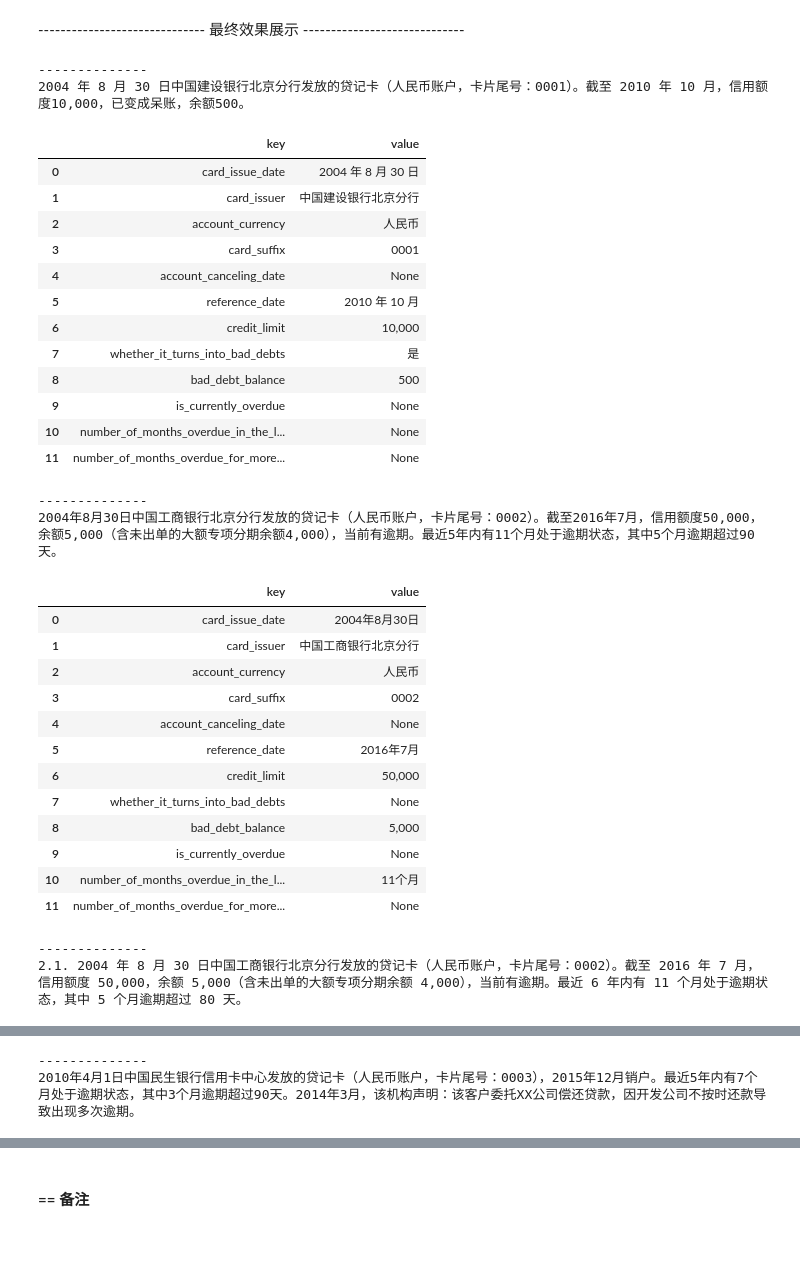
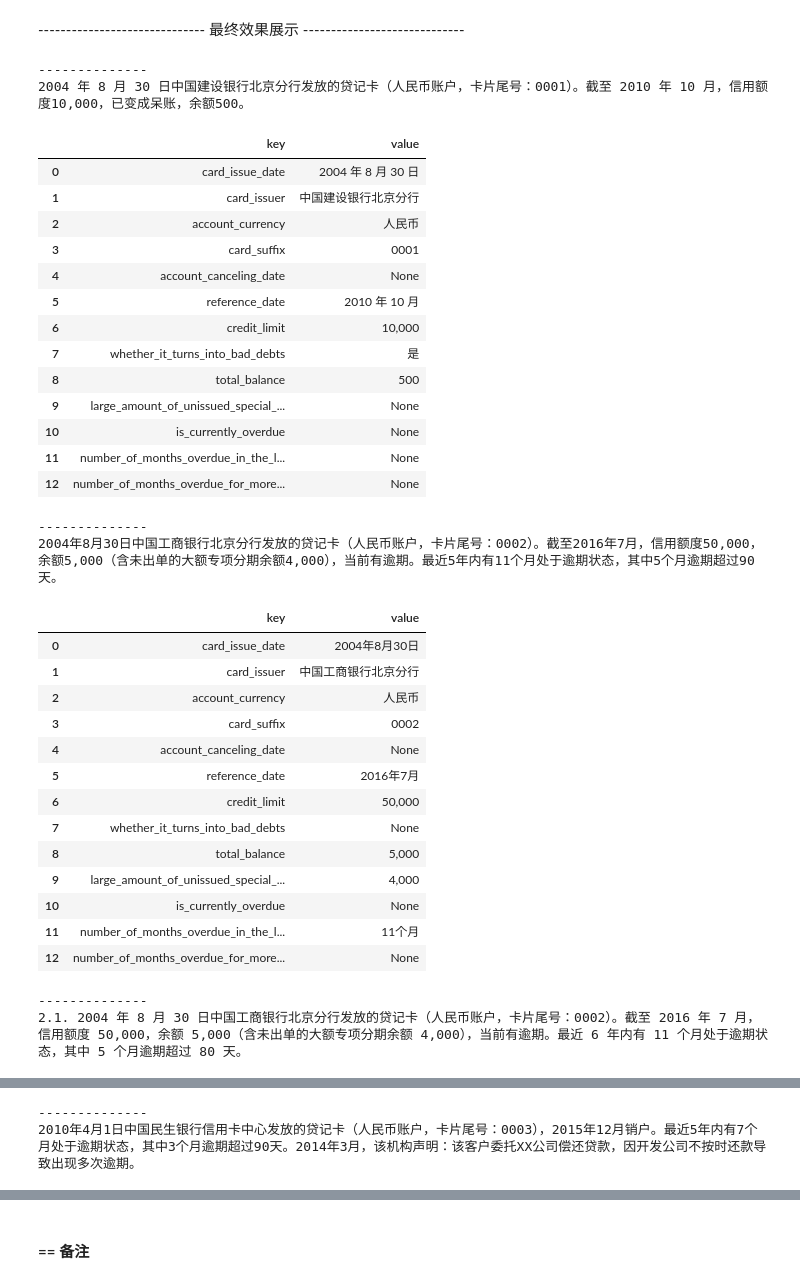
Before and after one commit to Arnoldzyf/knowledge_extraction_from_credit_reports, a Jupyter notebook: 4_简版方案.ipynb, the cells around one changed output, grey strips where cells are left out. Cells and saved outputs as stored; diff of their text form; code cells hidden in the pictures; blank space fills up the shorter version.

```diff
--- a/4_简版方案.ipynb
+++ b/4_简版方案.ipynb
@@ -877,7 +879,7 @@ result_2
 # %%
 case_2_1 = "2.1. 2004 年 8 月 30 日中国工商银行北京分行发放的贷记卡（人民币账户，卡片尾号：0002）。截至 2016 年 7 月，信用额度 50,000，余额 5,000（含未出单的大额专项分期余额 4,000），当前有逾期。最近 6 年内有 11 个月处于逾期状态，其中 5 个月逾期超过 80 天。"
 print(case_2_1)
-result_2_1 = extract_info_from_taskflow(task=djkyq_ie, case=case_2_1, schema=djkyq_schema)
+result_2_1 = extract_info_from_taskflow(case=case_2_1, schema=xyk_yq_schema)
 result_2_1
 # %% [output]
 2.1. 2004 年 8 月 30 日中国工商银行北京分行发放的贷记卡（人民币账户，卡片尾号：0002）。截至 2016 年 7 月，信用额度 50,000，余额 5,000（含未出单的大额专项分期余额 4,000），当前有逾期。最近 6 年内有 11 个月处于逾期状态，其中 5 个月逾期超过 80 天。
@@ -898,6 +901,6 @@ result_2_1
 # %%
 print(case_3)
-result_3 = extract_info_from_taskflow(task=djkyq_ie, case=case_3, schema=djkyq_schema)
+result_3 = extract_info_from_taskflow(case=case_3, schema=xyk_yq_schema)
 result_3
 # %% [output]
 2010年4月1日中国民生银行信用卡中心发放的贷记卡（人民币账户，卡片尾号：0003），2015年12月销户。最近5年内有7个月处于逾期状态，其中3个月逾期超过90天。2014年3月，该机构声明：该客户委托XX公司偿还贷款，因开发公司不按时还款导致出现多次逾期。
@@ -917,7 +921,7 @@ result_3
 --------------------------------- 人工矫正 -------------------------------
 # %%
 """ 定义人工修正函数 """
-def djkyq_result_fixing(case, result):
+def xyk_yq_result_fixing(case, result):
     '''
     修正逻辑：
         1. 无法识别`'是否变成呆账'`:
@@ -939,58 +943,54 @@ def djkyq_result_fixing(case, result):
 
     return result
 # %%
-## 矫正
-result_1 = djkyq_result_fixing(case=case_1, result=result_1)
-
-result_2 = djkyq_result_fixing(case=case_2, result=result_2)
-
-result_2_1 = djkyq_result_fixing(case=case_2_1, result=result_2_1)
-
-result_3 = djkyq_result_fixing(case=case_3, result=result_3)
+## 抽取结果矫正
+result_1 = xyk_yq_result_fixing(case=case_1, result=result_1)
+result_2 = xyk_yq_result_fixing(case=case_2, result=result_2)
+result_2_1 = xyk_yq_result_fixing(case=case_2_1, result=result_2_1)
+result_3 = xyk_yq_result_fixing(case=case_3, result=result_3)
 # %% [markdown]
 ------------------------------ 最终效果展示 -----------------------------
 # %%
-pd.set_option('display.max_columns', None)
-pd.set_option('display.max_rows', None)
-
 cases = [case_1, case_2, case_2_1, case_3]
 results = [result_1, result_2, result_2_1, result_3]
 for i in range(len(cases)):
     print("--------------")
     print(cases[i])
     result = {key_2_English(k):v for k,v in results[i].items()}
     display(pd.DataFrame(list(result.items()), columns=['key', 'value']))
 # %% [output]
 --------------
 2004 年 8 月 30 日中国建设银行北京分行发放的贷记卡（人民币账户，卡片尾号：0001）。截至 2010 年 10 月，信用额度10,000，已变成呆账，余额500。
 |  | key | value |
 | 0 | card_issue_date | 2004 年 8 月 30 日 |
 | 1 | card_issuer | 中国建设银行北京分行 |
 | 2 | account_currency | 人民币 |
 | 3 | card_suffix | 0001 |
 | 4 | account_canceling_date | None |
 | 5 | reference_date | 2010 年 10 月 |
 | 6 | credit_limit | 10,000 |
 | 7 | whether_it_turns_into_bad_debts | 是 |
-| 8 | bad_debt_balance | 500 |
-| 9 | is_currently_overdue | None |
-| 10 | number_of_months_overdue_in_the_l... | None |
-| 11 | number_of_months_overdue_for_more... | None |
+| 8 | total_balance | 500 |
+| 9 | large_amount_of_unissued_special_... | None |
+| 10 | is_currently_overdue | None |
+| 11 | number_of_months_overdue_in_the_l... | None |
+| 12 | number_of_months_overdue_for_more... | None |
 --------------
 2004年8月30日中国工商银行北京分行发放的贷记卡（人民币账户，卡片尾号：0002）。截至2016年7月，信用额度50,000，余额5,000（含未出单的大额专项分期余额4,000），当前有逾期。最近5年内有11个月处于逾期状态，其中5个月逾期超过90天。
 |  | key | value |
 | 0 | card_issue_date | 2004年8月30日 |
 | 1 | card_issuer | 中国工商银行北京分行 |
 | 2 | account_currency | 人民币 |
 | 3 | card_suffix | 0002 |
 | 4 | account_canceling_date | None |
 | 5 | reference_date | 2016年7月 |
 | 6 | credit_limit | 50,000 |
 | 7 | whether_it_turns_into_bad_debts | None |
-| 8 | bad_debt_balance | 5,000 |
-| 9 | is_currently_overdue | None |
-| 10 | number_of_months_overdue_in_the_l... | 11个月 |
-| 11 | number_of_months_overdue_for_more... | None |
+| 8 | total_balance | 5,000 |
+| 9 | large_amount_of_unissued_special_... | 4,000 |
+| 10 | is_currently_overdue | None |
+| 11 | number_of_months_overdue_in_the_l... | 11个月 |
+| 12 | number_of_months_overdue_for_more... | None |
 --------------
 2.1. 2004 年 8 月 30 日中国工商银行北京分行发放的贷记卡（人民币账户，卡片尾号：0002）。截至 2016 年 7 月，信用额度 50,000，余额 5,000（含未出单的大额专项分期余额 4,000），当前有逾期。最近 6 年内有 11 个月处于逾期状态，其中 5 个月逾期超过 80 天。
 |  | key | value |
```
Also changed, not shown: parts of 69 cells of this notebook, 2 other files.
